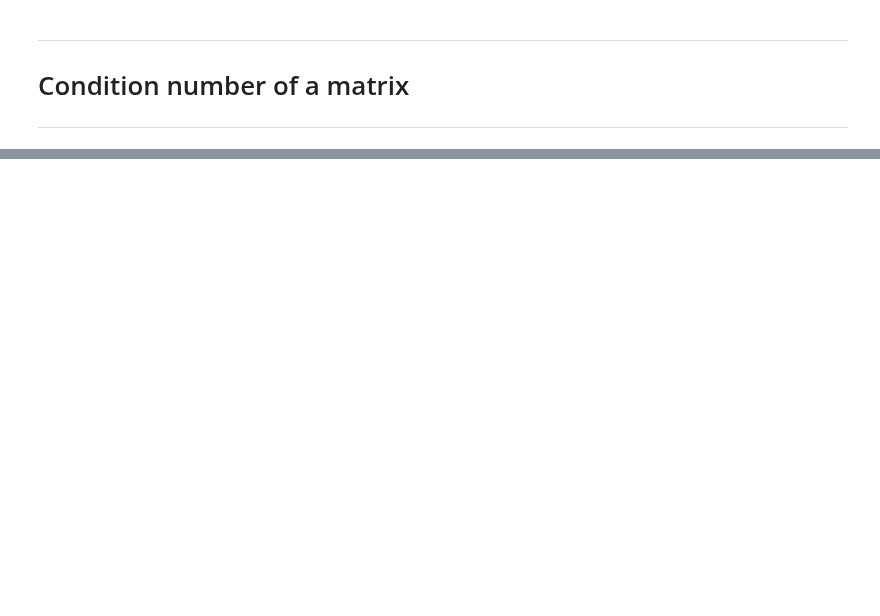
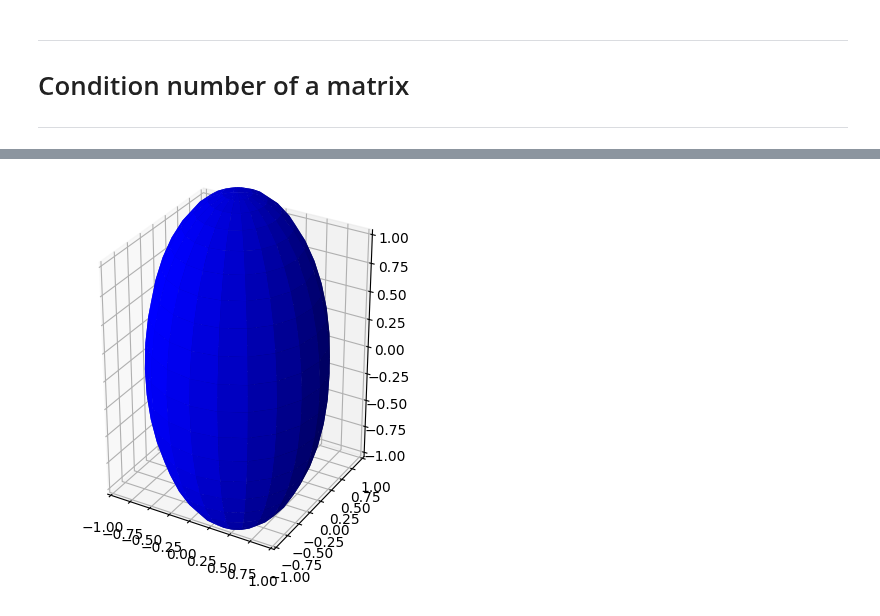
Before and after one commit to SiracencoSerghei/linear_algebra, a Jupyter notebook: 3.2_SVD/3.2_7_condition_num.ipynb, the cells around one changed output, grey strips where cells are left out. Cells and saved outputs as stored; diff of their text form; code cells hidden in the pictures; blank space fills up the shorter version.

```diff
--- a/3.2_SVD/3.2_7_condition_num.ipynb
+++ b/3.2_SVD/3.2_7_condition_num.ipynb
@@ -46,37 +52,46 @@ plt.show()
 ## sphere
 
 # the transformation matrix T
-T = np.eye(3)
-T[-1,-1] = .5
+
+#variant_1:
+# T = np.eye(3)
+
+#variant_2:
+# T[-1,-1] = .5
+
+#variant_3:
+T[-1,-1] = 1.5
 
 
 fig = plt.figure()
 ax = fig.add_subplot(111, projection='3d')
 
 # Make data
 n = 21
 u = np.linspace(0, 2*np.pi,n)
 v = np.linspace(0, np.pi,n)
 x = np.outer(np.cos(u), np.sin(v))
 y = np.outer(np.sin(u), np.sin(v))
 z = np.outer(np.ones(np.size(u)), np.cos(v))
 
 # put coords in a matrix to be transformed
 M = np.concatenate( (np.reshape(x,(n*n,1)),np.reshape(y,(n*n,1)),np.reshape(z,(n*n,1))) ,axis=1)
 
 # apply the transformation matrix to the coordinates
 TM = T@M.T
 
 # get out the new coordinates
 xp = np.reshape(TM[0,:],(n,n))
 yp = np.reshape(TM[1,:],(n,n))
 zp = np.reshape(TM[2,:],(n,n))
 
 # Plot the surface
 ax.plot_surface(xp,yp,zp, color='b')
 ax.axis('square')
 ax.set_xlim3d(-1,1)
 ax.set_ylim3d(-1,1)
 ax.set_zlim3d(-1,1)
 
 plt.show()
+# %% [output]
+[figure, added]
```
Also changed, not shown: parts of 3 cells of this notebook.
